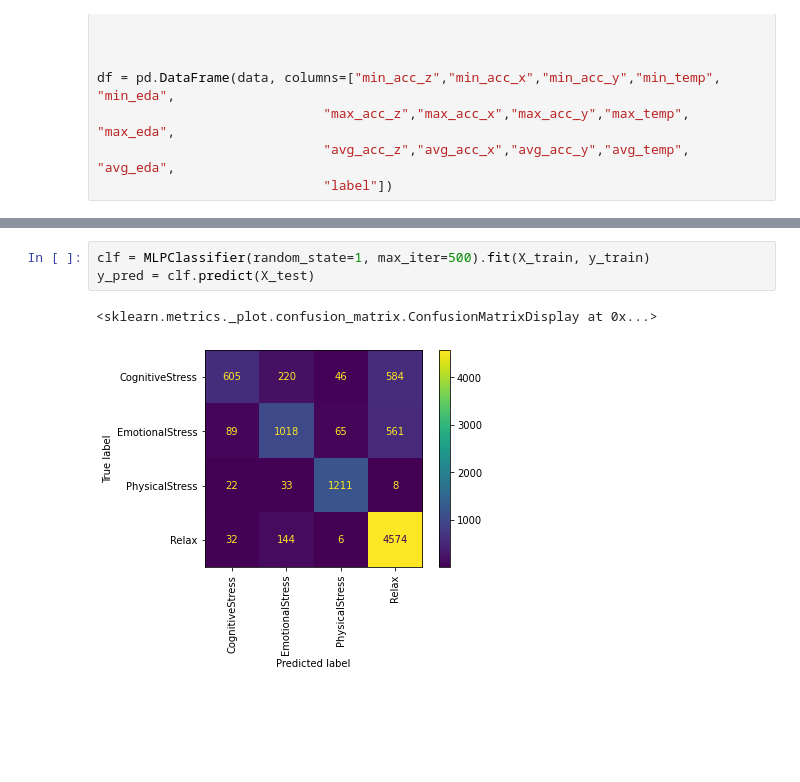
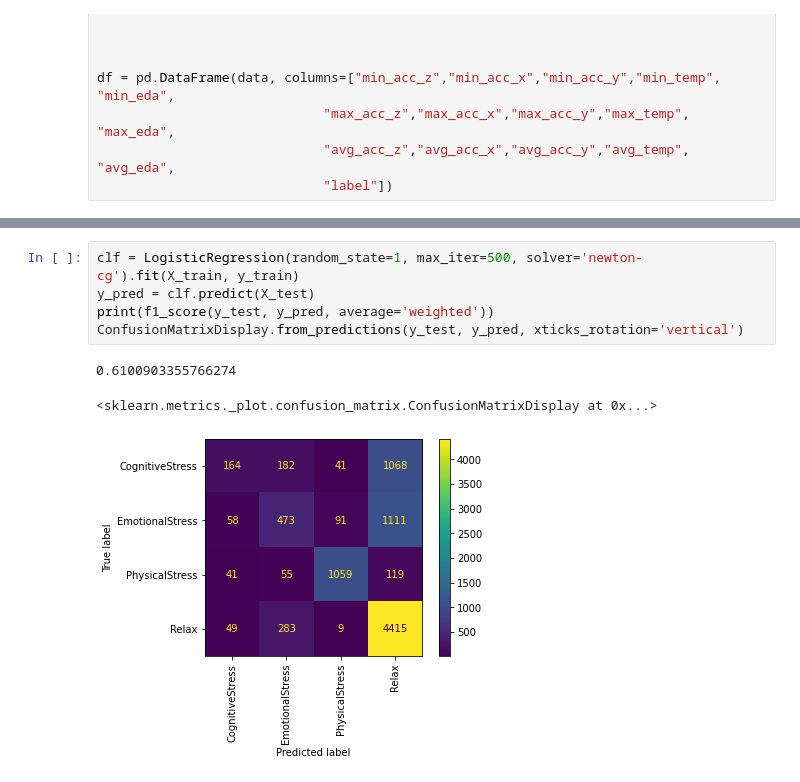
Before and after one commit to shubh-ag/PHI, a Jupyter notebook: PHI_separate_stress_types.ipynb, the cells around one changed output, grey strips where cells are left out. Saved outputs shown, nothing was run; the diff lists cells and outputs as text; blank space fills up the shorter version.

```diff
--- a/PHI_separate_stress_types.ipynb
+++ b/PHI_separate_stress_types.ipynb
@@ -136,6 +94,9 @@ from sklearn.metrics import ConfusionMatrixDisplay
 # %%
-clf = MLPClassifier(random_state=1, max_iter=500).fit(X_train, y_train)
+clf = LogisticRegression(random_state=1, max_iter=500, solver='newton-cg').fit(X_train, y_train)
 y_pred = clf.predict(X_test)
+print(f1_score(y_test, y_pred, average='weighted'))
+ConfusionMatrixDisplay.from_predictions(y_test, y_pred, xticks_rotation='vertical')
 # %% [output]
-<sklearn.metrics._plot.confusion_matrix.ConfusionMatrixDisplay at 0x...>
+0.6100903355766274
+<sklearn.metrics._plot.confusion_matrix.ConfusionMatrixDisplay at 0x...>
-[figure, old version]
+[figure, new version]
```
Also changed, not shown: parts of 8 cells of this notebook.
